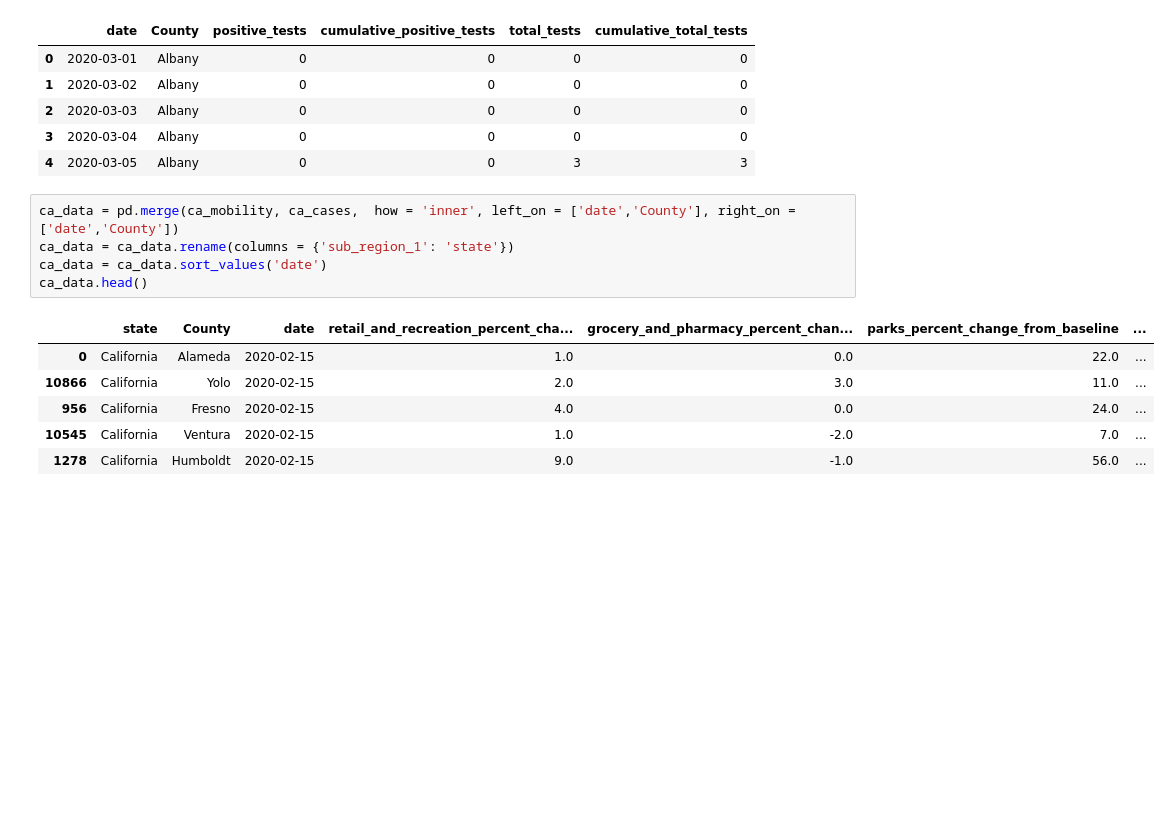
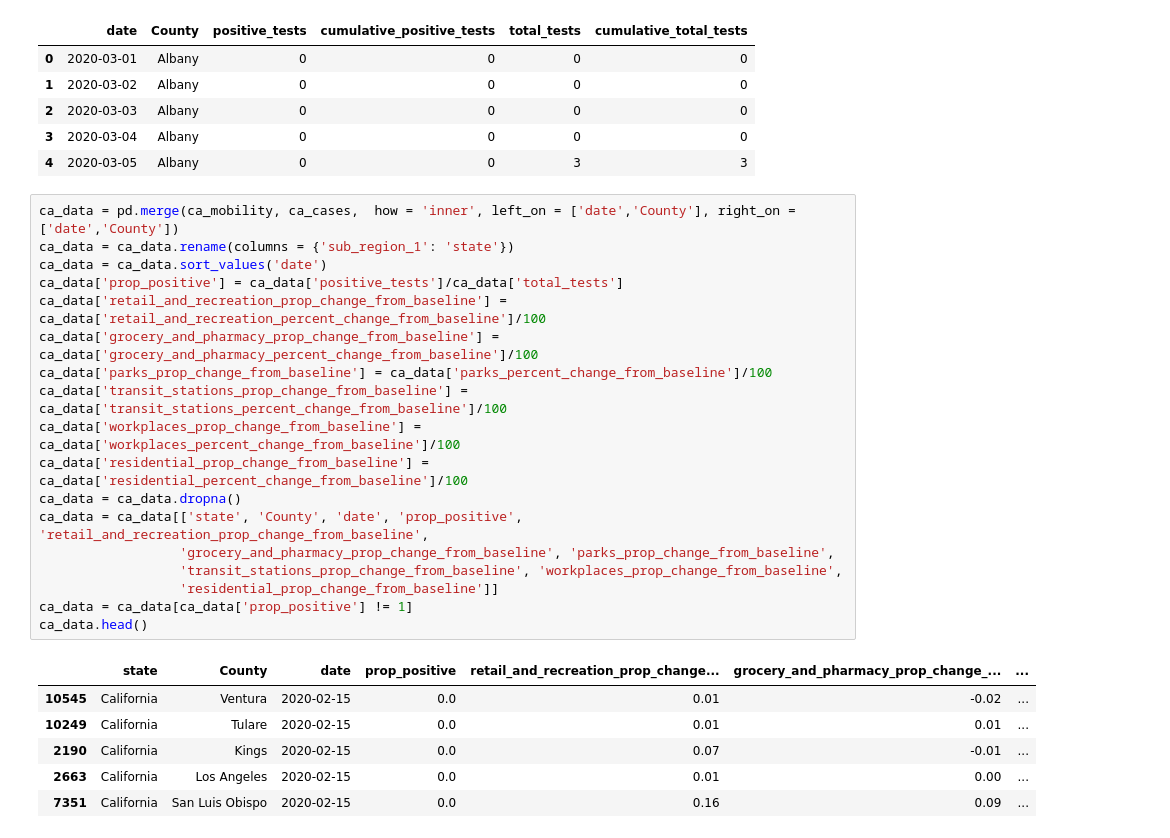
Before and after one commit to pkargupta/mobo102, a Jupyter notebook: [Data C102] Final Project Q2.ipynb, the cells around one changed output. Drawn from its saved outputs; the diff is of its cells as text; blank space fills up the shorter version.

```diff
--- a/[Data C102] Final Project Q2.ipynb
+++ b/[Data C102] Final Project Q2.ipynb
@@ -111,12 +92,25 @@ ny_cases.head()
 # %%
 ca_data = pd.merge(ca_mobility, ca_cases,  how = 'inner', left_on = ['date','County'], right_on = ['date','County'])
 ca_data = ca_data.rename(columns = {'sub_region_1': 'state'})
 ca_data = ca_data.sort_values('date')
+ca_data['prop_positive'] = ca_data['positive_tests']/ca_data['total_tests']
+ca_data['retail_and_recreation_prop_change_from_baseline'] = ca_data['retail_and_recreation_percent_change_from_baseline']/100
+ca_data['grocery_and_pharmacy_prop_change_from_baseline'] = ca_data['grocery_and_pharmacy_percent_change_from_baseline']/100
+ca_data['parks_prop_change_from_baseline'] = ca_data['parks_percent_change_from_baseline']/100
+ca_data['transit_stations_prop_change_from_baseline'] = ca_data['transit_stations_percent_change_from_baseline']/100
+ca_data['workplaces_prop_change_from_baseline'] = ca_data['workplaces_percent_change_from_baseline']/100
+ca_data['residential_prop_change_from_baseline'] = ca_data['residential_percent_change_from_baseline']/100
+ca_data = ca_data.dropna()
+ca_data = ca_data[['state', 'County', 'date', 'prop_positive', 'retail_and_recreation_prop_change_from_baseline',
+                  'grocery_and_pharmacy_prop_change_from_baseline', 'parks_prop_change_from_baseline',
+                  'transit_stations_prop_change_from_baseline', 'workplaces_prop_change_from_baseline',
+                  'residential_prop_change_from_baseline']]
+ca_data = ca_data[ca_data['prop_positive'] != 1]
 ca_data.head()
 # %% [output]
-|  | state | County | date | retail_and_recreation_percent_cha... | grocery_and_pharmacy_percent_chan... | parks_percent_change_from_baseline | ... |
-| 0 | California | Alameda | 2020-02-15 | 1.0 | 0.0 | 22.0 | ... |
-| 10866 | California | Yolo | 2020-02-15 | 2.0 | 3.0 | 11.0 | ... |
-| 956 | California | Fresno | 2020-02-15 | 4.0 | 0.0 | 24.0 | ... |
-| 10545 | California | Ventura | 2020-02-15 | 1.0 | -2.0 | 7.0 | ... |
-| 1278 | California | Humboldt | 2020-02-15 | 9.0 | -1.0 | 56.0 | ... |
+|  | state | County | date | prop_positive | retail_and_recreation_prop_change... | grocery_and_pharmacy_prop_change_... | ... |
+| 10545 | California | Ventura | 2020-02-15 | 0.0 | 0.01 | -0.02 | ... |
+| 10249 | California | Tulare | 2020-02-15 | 0.0 | 0.01 | 0.01 | ... |
+| 2190 | California | Kings | 2020-02-15 | 0.0 | 0.07 | -0.01 | ... |
+| 2663 | California | Los Angeles | 2020-02-15 | 0.0 | 0.01 | 0.00 | ... |
+| 7351 | California | San Luis Obispo | 2020-02-15 | 0.0 | 0.16 | 0.09 | ... |
```
Also changed, not shown: parts of 21 cells of this notebook.
